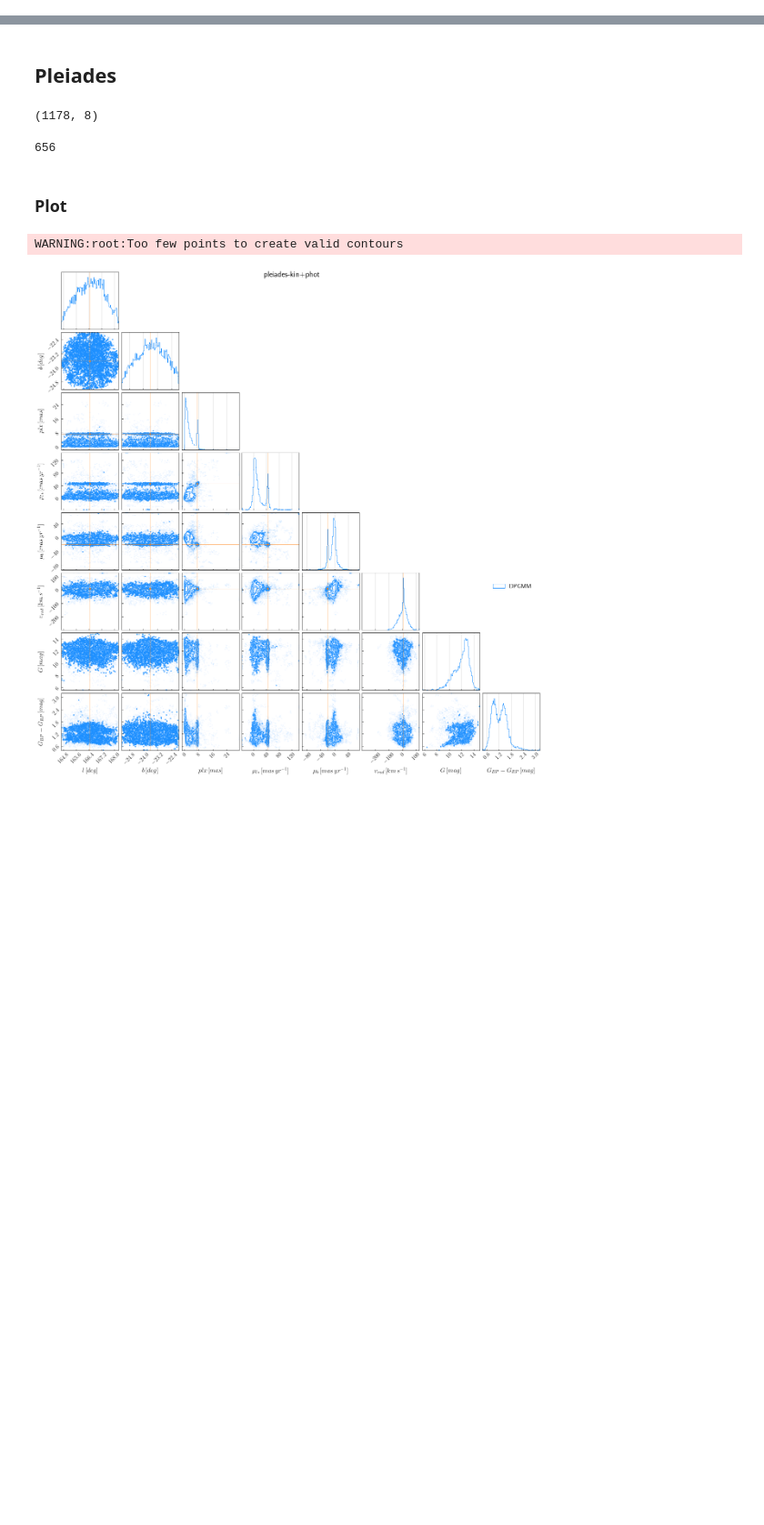
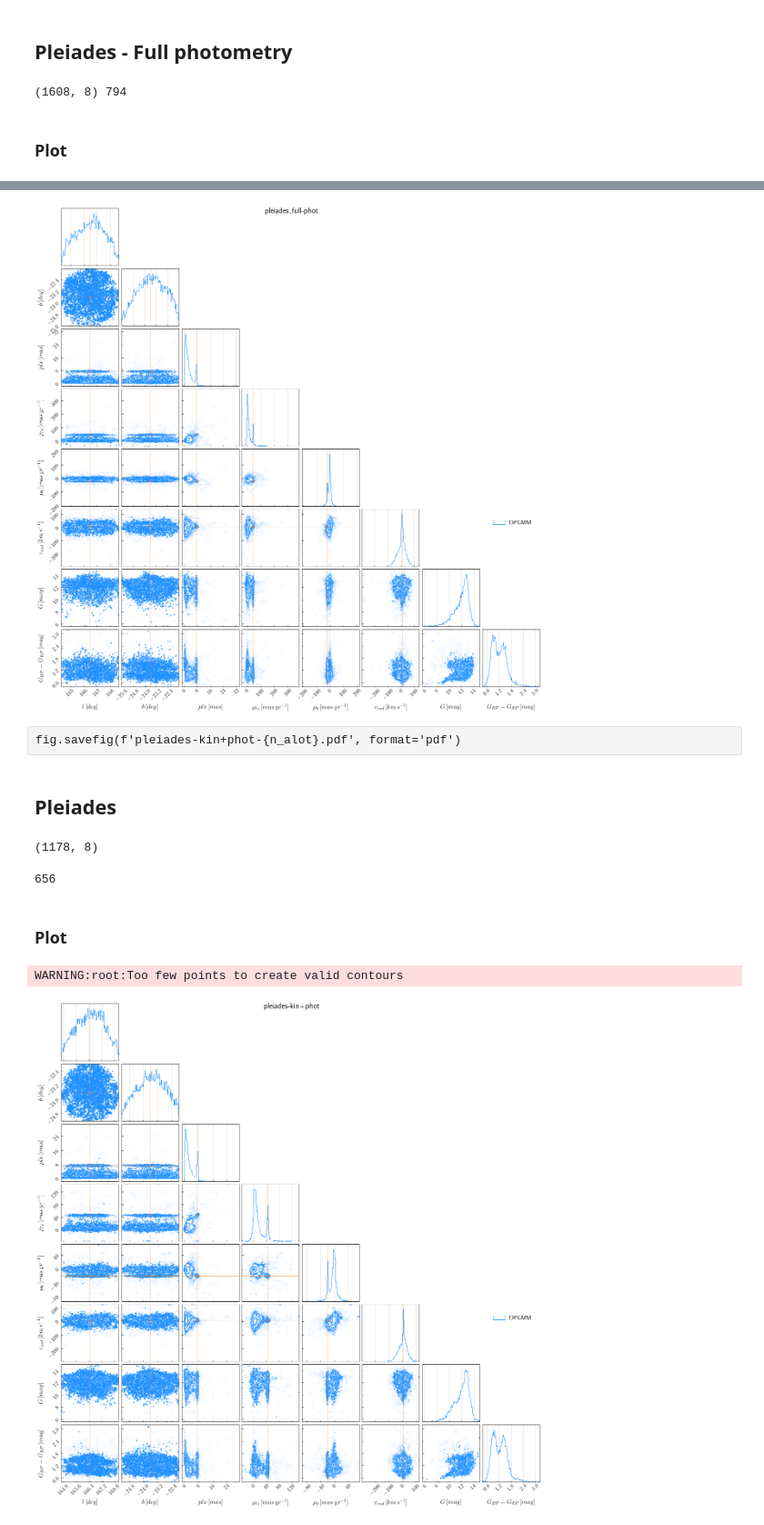
Before and after one commit to d-sanfratello/starcluster, a Jupyter notebook: figaro-starclusters.ipynb, the cells around one changed output, grey strips where cells are left out. Shown at 91% size. Drawn from its saved outputs; the diff is of its cells as text; code cells hidden in the pictures; blank space fills up the shorter version.

Commit message:
Updated test on Pleiades open cluster

```diff
--- a/figaro-starclusters.ipynb
+++ b/figaro-starclusters.ipynb
@@ -16,0 +19,48 @@ n_alot = 10000
+# %% [markdown]
+## Pleiades - Full photometry
+# %%
+data_path = Path(os.getcwd()).joinpath('data/pleiades_full-phot.csv')
+outpath = Path(os.getcwd()).joinpath('data/pleiades_full-phot.txt')
+
+# data from SIMBAD - Pleiades
+expected = {'ra': 56.6010,
+            'dec': +24.1140,
+            'l': 166.4628,
+            'b': -23.6146,
+            'pmra': 19.997,
+            'pmdec': -45.548,
+            'v_rad': 6.57,
+            'plx': 7.364,
+            'g_mag': None,
+            'bp_rp': None}
+
+plot_title = data_path.parts[-1]
+plot_title = plot_title.strip('.csv')
+plot_title = plot_title.strip('_gal')
+plot_title = plot_title.strip('gaia')
+# %%
+#std = np.array([1, 1, 0.5, 2, 2, 5, 50, 0.6])
+
+std = None
+dataset_pleiades, bounds_pleiades, prior_pleiades, mix_pleiades, density_pleiades = dpgmm(data_path,
+                                                                                          outpath=outpath,
+                                                                                          #convert=False,
+                                                                                          std=std,
+                                                                                          epsilon=1e-3,
+                                                                                          mag='g_mag',
+                                                                                          c_index='bp_rp')
+# %%
+print(dataset_pleiades.as_array(mag='g_mag', c_index='bp_rp').shape, density_pleiades.n_cl)
+N_stars = dataset_pleiades.as_array(mag='g_mag', c_index='bp_rp').shape[0]
+# %% [output]
+(1608, 8) 794
+# %% [markdown]
+### Plot
+# %%
+cp = CornerPlot(density=density_pleiades,
+                dataset=dataset_pleiades,
+                expected=expected,
+                mag='g_mag', c_index='bp_rp')
+fig = cp(n_alot, plot_title=plot_title)
+plt.show()
+# %% [output]
@@ -17,3 +68,6 @@ n_alot = 10000
+[figure, added]
+# %% [raw]
+fig.savefig(f'pleiades-kin+phot-{n_alot}.pdf', format='pdf')
 # %% [markdown]
 ## Pleiades
 # %%
```
Also changed, not shown: parts of 2 cells of this notebook.
